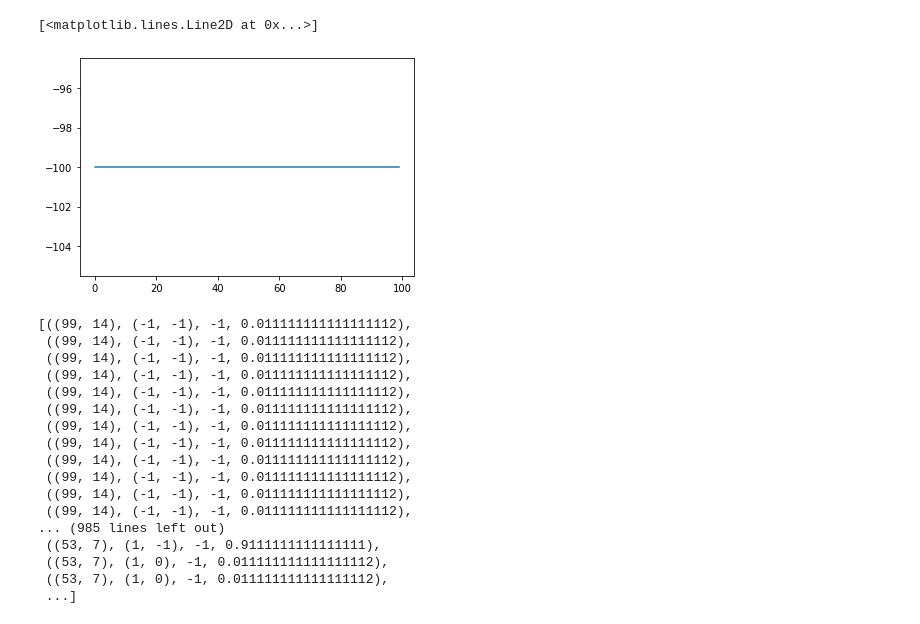
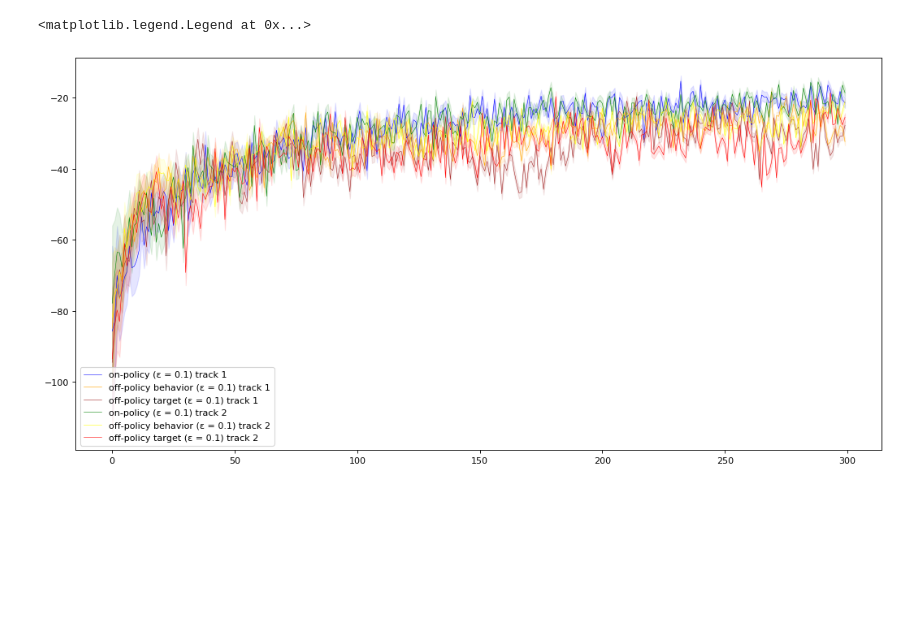
Before and after one commit to garrett-partenza-us/reinforcement-learning, a Jupyter notebook: ex4/question5.ipynb, the cells around one changed output. Saved outputs shown, nothing was run; the diff lists cells and outputs as text; code cells hidden in the pictures; blank space fills up the shorter version.

```diff
--- a/ex4/question5.ipynb
+++ b/ex4/question5.ipynb
@@ -145,8 +6,0 @@ class Agent:
-# %%
-env = Environment()
-env.draw()
-# agent = Agent(env)
-# gamma = 0.99
-# epsilon = 0.1
-# epochs = 100
-# step_threshold = 2000
@@ -184,25 +220,0 @@ for epoch in tqdm(range(epochs)):
-# %%
-plt.plot(exp_rewards)
-# %% [output]
-[<matplotlib.lines.Line2D at 0x...>]
-[figure, removed]
-# %%
-episode
-# %% [output]
-[((99, 14), (-1, -1), -1, 0.011111111111111112),
- ((99, 14), (-1, -1), -1, 0.011111111111111112),
- ((99, 14), (-1, -1), -1, 0.011111111111111112),
- ((99, 14), (-1, -1), -1, 0.011111111111111112),
- ((99, 14), (-1, -1), -1, 0.011111111111111112),
- ((99, 14), (-1, -1), -1, 0.011111111111111112),
- ((99, 14), (-1, -1), -1, 0.011111111111111112),
- ((99, 14), (-1, -1), -1, 0.011111111111111112),
- ((99, 14), (-1, -1), -1, 0.011111111111111112),
- ((99, 14), (-1, -1), -1, 0.011111111111111112),
- ((99, 14), (-1, -1), -1, 0.011111111111111112),
- ((99, 14), (-1, -1), -1, 0.011111111111111112),
-... (985 lines left out)
- ((53, 7), (1, -1), -1, 0.9111111111111111),
- ((53, 7), (1, 0), -1, 0.011111111111111112),
- ((53, 7), (1, 0), -1, 0.011111111111111112),
- ...]
@@ -208,0 +256,34 @@ episode
+# %%
+# Plotting code
+plt.figure(figsize=(16, 8), dpi=80)
+
+data = run_onpolicy(track1)
+rew_err = 1.96 * (np.std(np.mean(data, axis=0), axis=0) / np.sqrt(range(1,301)))
+plt.plot(np.mean(data, axis=0), color='blue', linewidth=0.5, label="on-policy (ε = 0.1) track 1")
+plt.fill_between(range(300), np.mean(data, axis=0) - rew_err, np.mean(data, axis=0) + rew_err, alpha=0.1, color='blue')
+
+data, opdata = run_offpolicy(track1)
+rew_err = 1.96 * (np.std(np.mean(data, axis=0), axis=0) / np.sqrt(range(1,301)))
+plt.plot(np.mean(data, axis=0), color='orange', linewidth=0.5, label="off-policy behavior (ε = 0.1) track 1")
+plt.fill_between(range(300), np.mean(data, axis=0) - rew_err, np.mean(data, axis=0) + rew_err, alpha=0.1, color='orange')
+rew_err = 1.96 * (np.std(np.mean(opdata, axis=0), axis=0) / np.sqrt(range(1,301)))
+plt.plot(np.mean(opdata, axis=0), color='brown', linewidth=0.5, label="off-policy target (ε = 0.1) track 1")
+plt.fill_between(range(300), np.mean(opdata, axis=0) - rew_err, np.mean(opdata, axis=0) + rew_err, alpha=0.1, color='brown')
+
+data = run_onpolicy(track2)
+rew_err = 1.96 * (np.std(np.mean(data, axis=0), axis=0) / np.sqrt(range(1,301)))
+plt.plot(np.mean(data, axis=0), color='green', linewidth=0.5, label="on-policy (ε = 0.1) track 2")
+plt.fill_between(range(300), np.mean(data, axis=0) - rew_err, np.mean(data, axis=0) + rew_err, alpha=0.1, color='green')
+
+data, opdata = run_offpolicy(track2)
+rew_err = 1.96 * (np.std(np.mean(data, axis=0), axis=0) / np.sqrt(range(1,301)))
+plt.plot(np.mean(data, axis=0), color='yellow', linewidth=0.5, label="off-policy behavior (ε = 0.1) track 2")
+plt.fill_between(range(300), np.mean(data, axis=0) - rew_err, np.mean(data, axis=0) + rew_err, alpha=0.1, color='yellow')
+rew_err = 1.96 * (np.std(np.mean(opdata, axis=0), axis=0) / np.sqrt(range(1,301)))
+plt.plot(np.mean(opdata, axis=0), color='red', linewidth=0.5, label="off-policy target (ε = 0.1) track 2")
+plt.fill_between(range(300), np.mean(opdata, axis=0) - rew_err, np.mean(opdata, axis=0) + rew_err, alpha=0.1, color='red')
+
+plt.legend()
+# %% [output]
+<matplotlib.legend.Legend at 0x...>
+[figure, added]
```
Also changed, not shown: parts of 10 cells of this notebook, 3 other files.
